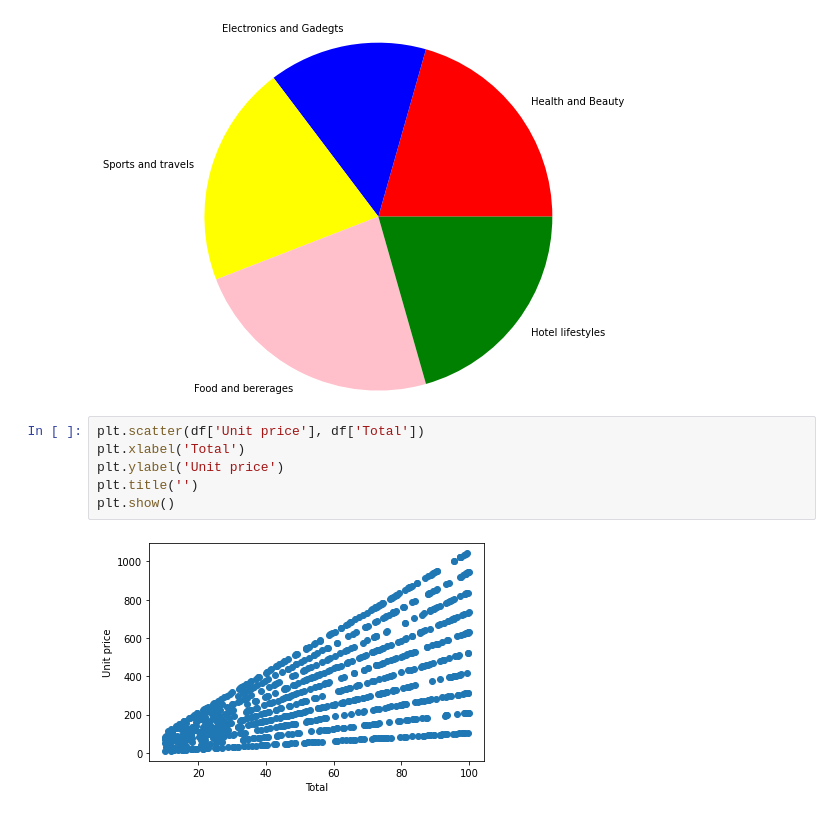
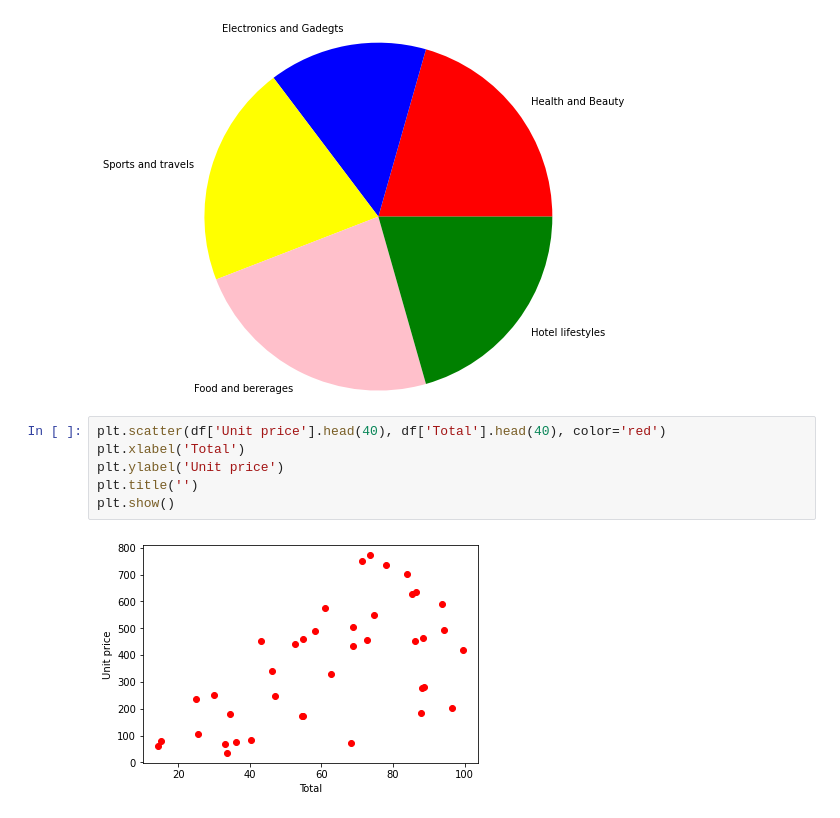
Before and after one commit to BhargavAniketh2626/MachineLearning, a Jupyter notebook: Machine_Learning_practical_1.ipynb, the cells around one changed output. Saved outputs shown, nothing was run; the diff lists cells and outputs as text.

```diff
--- a/Machine_Learning_practical_1.ipynb
+++ b/Machine_Learning_practical_1.ipynb
@@ -118,10 +129,10 @@ plt.show()
 # %% [output]
 [figure]
 # %%
-plt.scatter(df['Unit price'], df['Total'])
+plt.scatter(df['Unit price'].head(40), df['Total'].head(40), color='red')
 plt.xlabel('Total')
 plt.ylabel('Unit price')
 plt.title('')
 plt.show()
 # %% [output]
-[figure, old version]
+[figure, new version]
```
Also changed, not shown: parts of 5 cells of this notebook.
